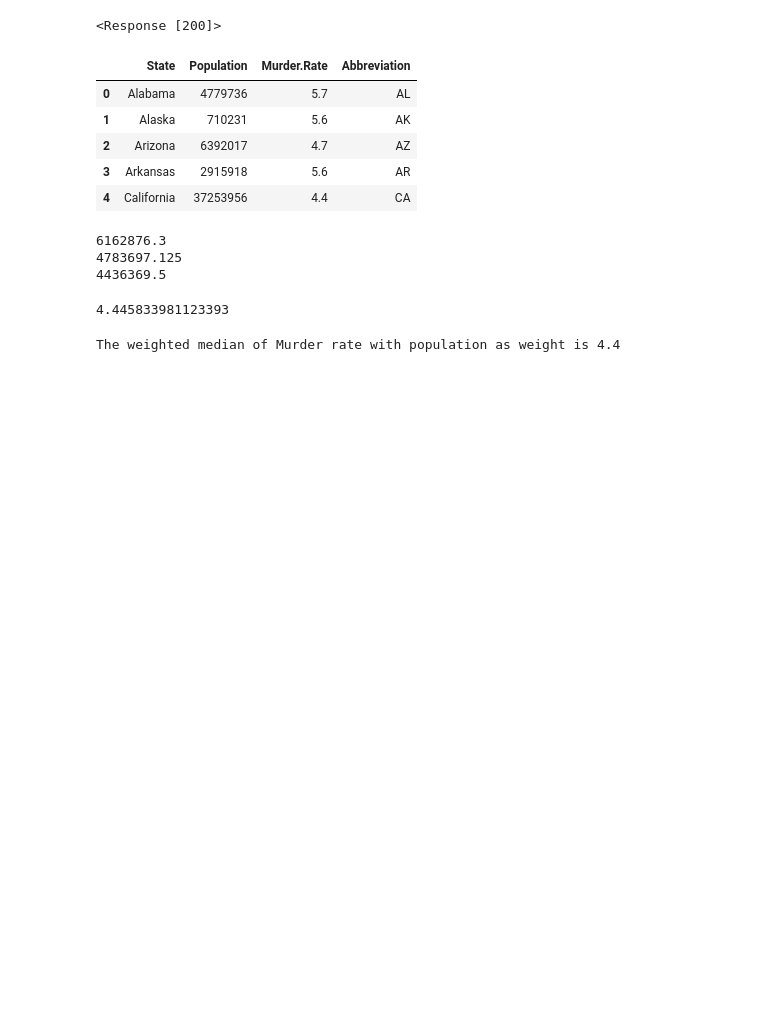
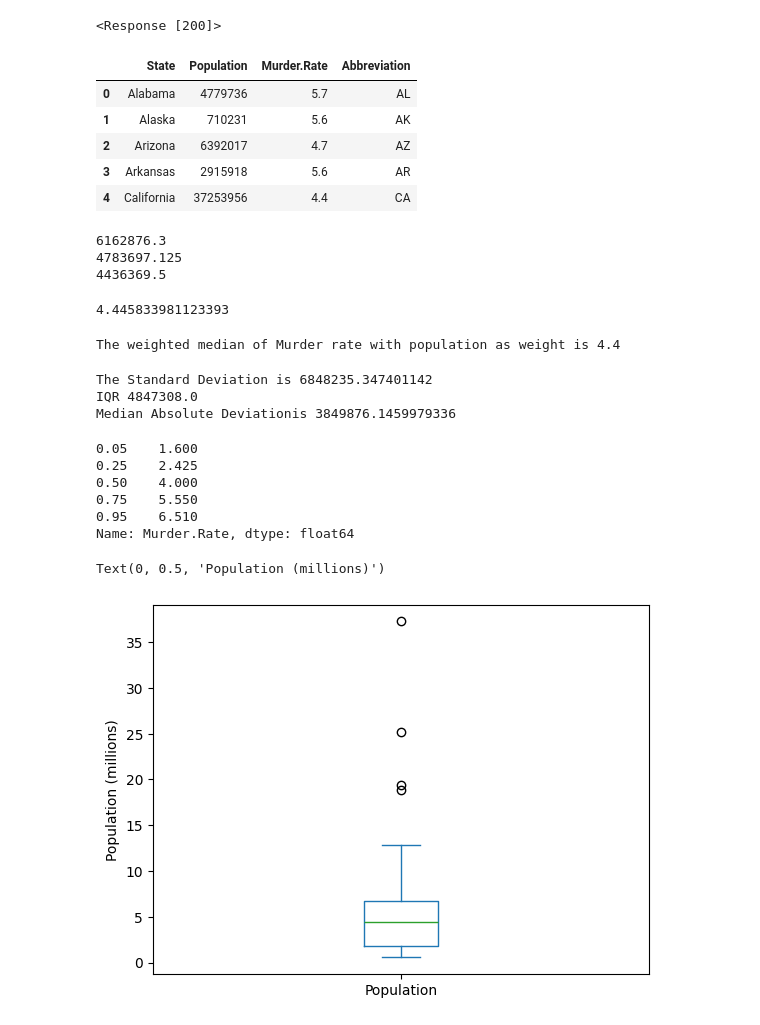
Before and after one commit to RijalChirayu/PracticalStatisitcs, a Jupyter notebook: chapter_1.ipynb, the cells around one changed output. Drawn from its saved outputs; the diff is of its cells as text; code cells hidden in the pictures; blank space fills up the shorter version.

Commit message:
Added box and frequency plots

```diff
--- a/chapter_1.ipynb
+++ b/chapter_1.ipynb
@@ -42,3 +42,27 @@ import wquantiles
 print(f"The weighted median of Murder rate with population as weight is {wquantiles.median(state['Murder.Rate'] , weights = state['Population'])}")
 # %% [output]
 The weighted median of Murder rate with population as weight is 4.4
+# %%
+from statsmodels import robust
+print(f"The Standard Deviation is {state['Population'].std()}")
+print(f"IQR {state['Population'].quantile(.75) - state['Population'].quantile(.25)}")
+print(f"Median Absolute Deviationis {robust.scale.mad(state['Population'])}")
+# %% [output]
+The Standard Deviation is 6848235.347401142
+IQR 4847308.0
+Median Absolute Deviationis 3849876.1459979336
+# %%
+state['Murder.Rate'].quantile([0.05 , 0.25 , 0.5 , 0.75  , 0.95])
+# %% [output]
+0.05    1.600
+0.25    2.425
+0.50    4.000
+0.75    5.550
+0.95    6.510
+Name: Murder.Rate, dtype: float64
+# %%
+ax = (state['Population']/1_000_000).plot.box()
+ax.set_ylabel("Population (millions)")
+# %% [output]
+Text(0, 0.5, 'Population (millions)')
+[figure, added]
```
Also changed, not shown: parts of 3 cells of this notebook.
